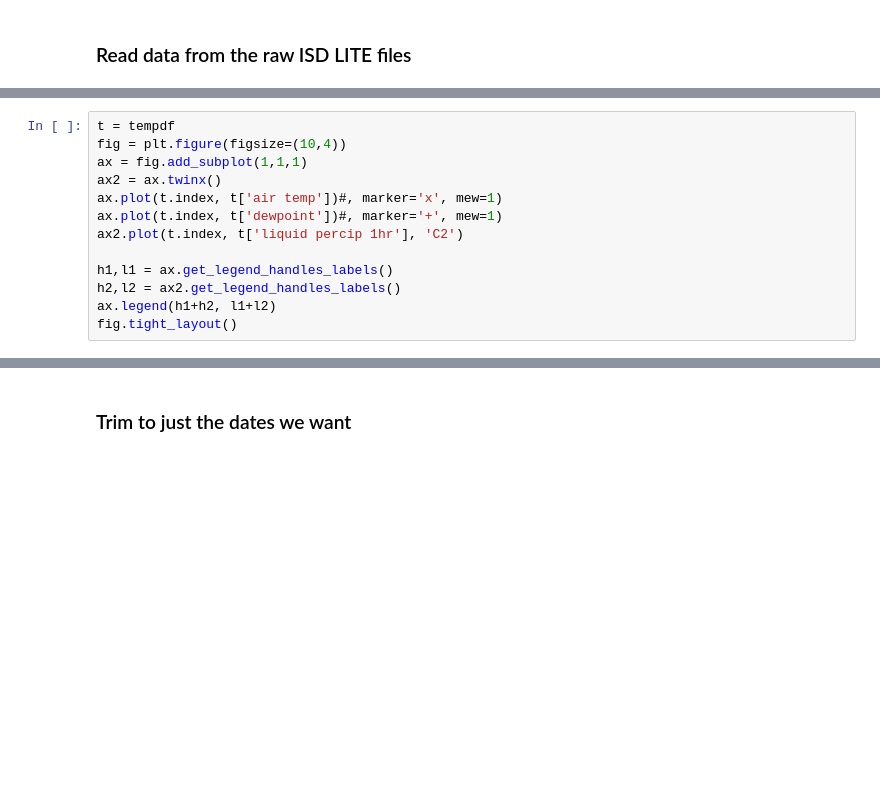
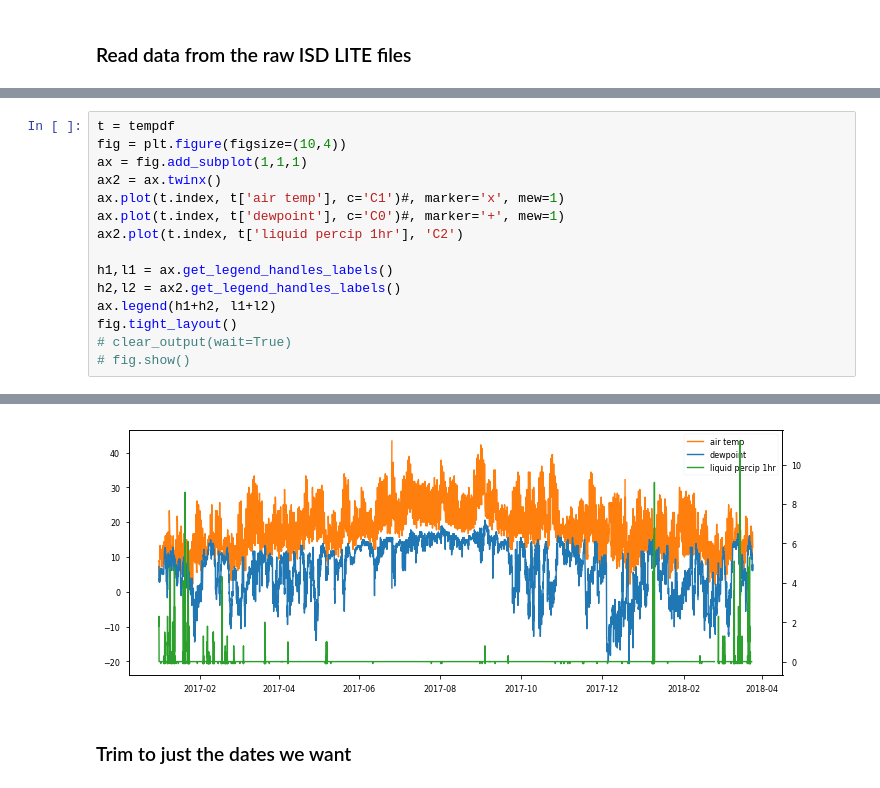
Before and after one commit to travc/chamber_control, a Jupyter notebook: Weather_data_processing.ipynb, the cells around one changed output, grey strips where cells are left out. Cells and saved outputs as stored; diff of their text form; blank space fills up the shorter version.

```diff
--- a/Weather_data_processing.ipynb
+++ b/Weather_data_processing.ipynb
@@ -351,12 +349,14 @@ t = tempdf
 fig = plt.figure(figsize=(10,4))
 ax = fig.add_subplot(1,1,1)
 ax2 = ax.twinx()
-ax.plot(t.index, t['air temp'])#, marker='x', mew=1)
-ax.plot(t.index, t['dewpoint'])#, marker='+', mew=1)
+ax.plot(t.index, t['air temp'], c='C1')#, marker='x', mew=1)
+ax.plot(t.index, t['dewpoint'], c='C0')#, marker='+', mew=1)
 ax2.plot(t.index, t['liquid percip 1hr'], 'C2')
 
 h1,l1 = ax.get_legend_handles_labels()
 h2,l2 = ax2.get_legend_handles_labels()
 ax.legend(h1+h2, l1+l2)
 fig.tight_layout()
+# clear_output(wait=True)
+# fig.show()
 # %% [output]
@@ -365,3 +363,4 @@ fig.tight_layout()
+[figure, added]
 # %% [markdown]
 ### Trim to just the dates we want
 # %%
```
Also changed, not shown: parts of 27 cells of this notebook, 6 other files.
